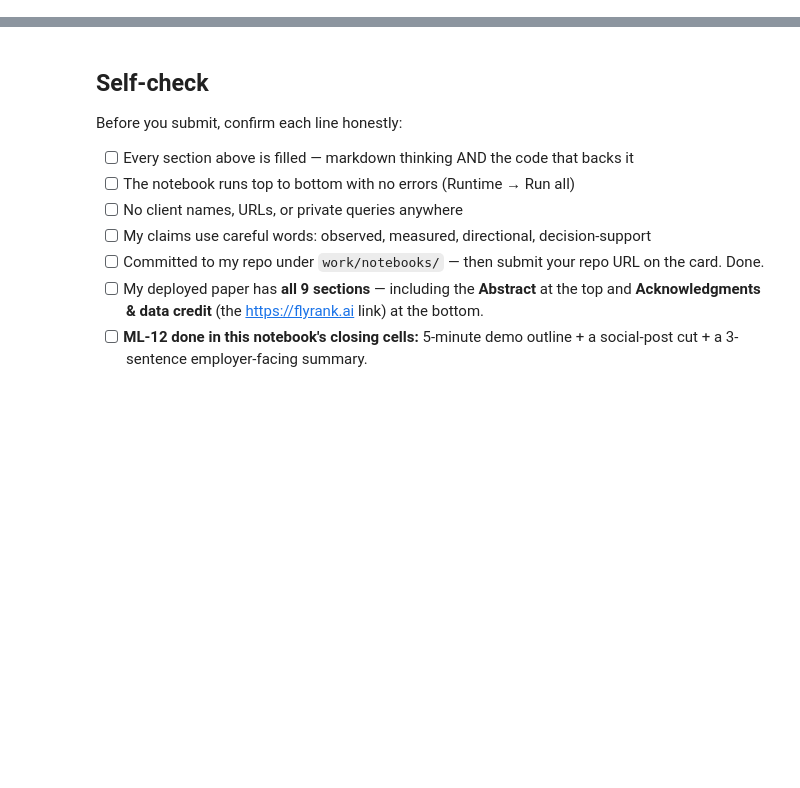
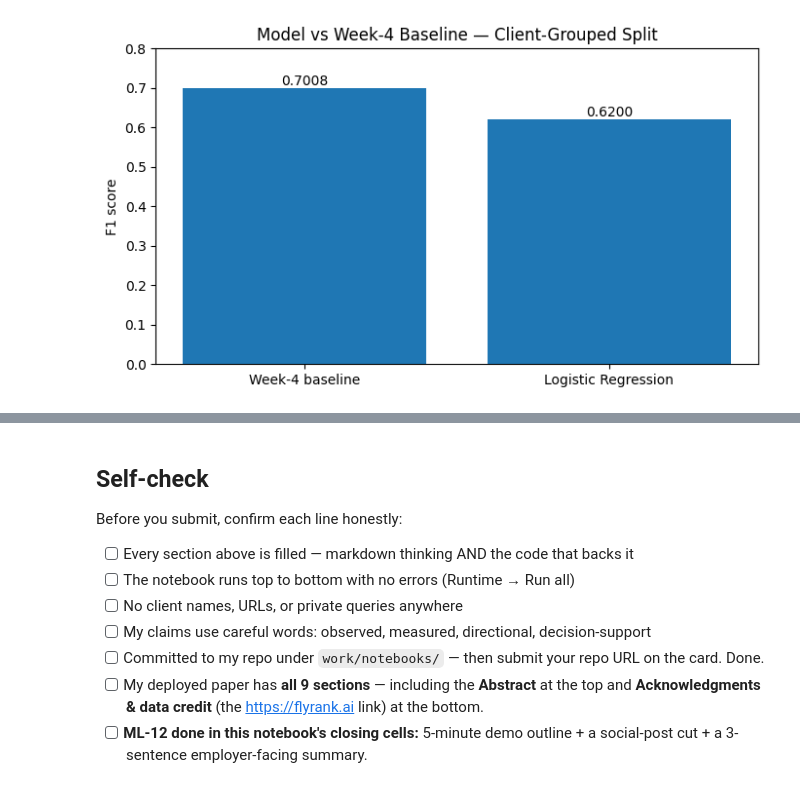
Before and after one commit to Shakir-j/flyrank-internship-ml, a Jupyter notebook: work/notebooks/capstone.ipynb, the cells around one changed output, grey strips where cells are left out. Cells and saved outputs as stored; diff of their text form; code cells hidden in the pictures; blank space fills up the shorter version.

```diff
--- a/work/notebooks/capstone.ipynb
+++ b/work/notebooks/capstone.ipynb
@@ -36,0 +290,88 @@ This skeleton is yours to fill. Work the sections **in order** — each one has
+# %%
+# ============================================================
+# SECTION 4 — RESULTS VS BASELINE
+# ============================================================
+
+import pandas as pd
+import matplotlib.pyplot as plt
+
+# Verified results from the client-grouped evaluation.
+results = pd.DataFrame({
+    "Approach": [
+        "Week-4 baseline",
+        "Logistic Regression"
+    ],
+    "Accuracy": [
+        0.8044,
+        0.7837
+    ],
+    "Precision": [
+        0.8098,
+        0.8896
+    ],
+    "Recall": [
+        0.6176,
+        0.4758
+    ],
+    "F1": [
+        0.7008,
+        0.6200
+    ]
+})
+
+print("HONEST RESULTS — CLIENT-GROUPED TEST SPLIT")
+print("-------------------------------------------")
+display(results.round(4))
+
+
+# ------------------------------------------------------------
+# F1 comparison chart
+# ------------------------------------------------------------
+
+plt.figure(figsize=(7, 4))
+
+bars = plt.bar(
+    results["Approach"],
+    results["F1"]
+)
+
+plt.ylabel("F1 score")
+plt.title("Model vs Week-4 Baseline — Client-Grouped Split")
+plt.ylim(0, 0.8)
+
+for bar, value in zip(bars, results["F1"]):
+    plt.text(
+        bar.get_x() + bar.get_width() / 2,
+        value,
+        f"{value:.4f}",
+        ha="center",
+        va="bottom"
+    )
+
+plt.tight_layout()
+plt.show()
+
+
+# ------------------------------------------------------------
+# Key measured comparison
+# ------------------------------------------------------------
+
+baseline_f1 = results.loc[
+    results["Approach"] == "Week-4 baseline", "F1"
+].iloc[0]
+
+model_f1 = results.loc[
+    results["Approach"] == "Logistic Regression", "F1"
+].iloc[0]
+
+print("\nKEY RESULT")
+print("----------")
+print(f"Baseline F1: {baseline_f1:.4f}")
+print(f"Logistic Regression F1: {model_f1:.4f}")
+print(f"F1 difference: {model_f1 - baseline_f1:.4f}")
+
+print(
+    "\nThe Week-4 baseline has the higher measured F1 "
+    "on the client-grouped test split."
+)
+# %% [output]
@@ -36,0 +383 @@ This skeleton is yours to fill. Work the sections **in order** — each one has
+[figure, added]
```
Also changed, not shown: parts of 22 cells of this notebook.
